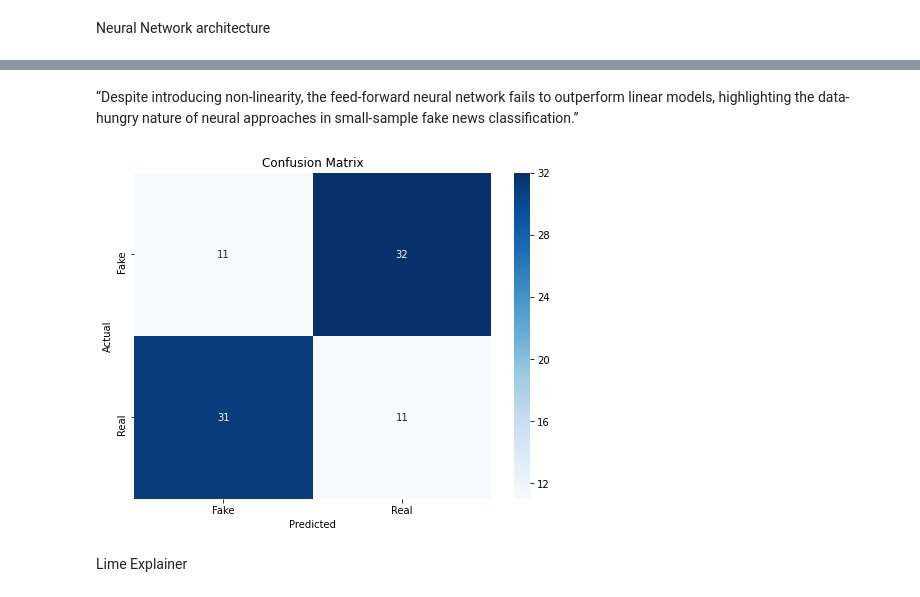
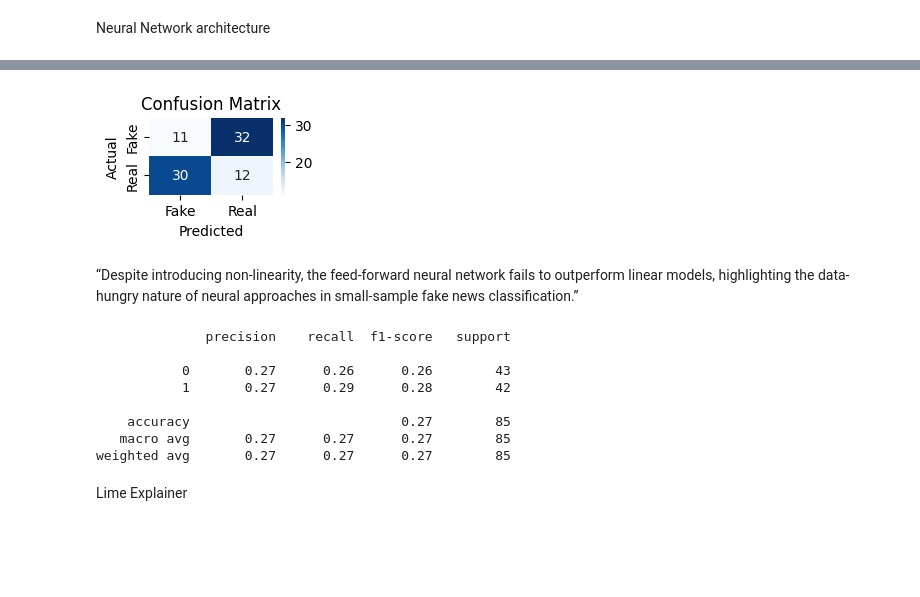
Before and after one commit to saamm/FakeNewsDetector, a Jupyter notebook: NN.ipynb, the cells around one changed output, grey strips where cells are left out. Drawn from its saved outputs; the diff is of its cells as text; code cells hidden in the pictures; blank space fills up the shorter version.

```diff
--- a/NN.ipynb
+++ b/NN.ipynb
@@ -103,0 +174,18 @@ weighted avg       0.26      0.26      0.26        85
+# %%
+param_grid = {
+    "tfidf__ngram_range": [(1,1), (1,2)],
+    "tfidf__min_df": [2, 5, 10],
+    "nn__batch_size": [32, 64],
+    "nn__epochs": [5, 10]
+}
+# %%
+grid = GridSearchCV(
+    pipeline,
+    param_grid,
+    cv=3,
+    scoring="f1",
+    n_jobs=1,
+    verbose=2
+)
+# %%
+grid.fit(X_train, y_train)
@@ -103,0 +206,3 @@ weighted avg       0.26      0.26      0.26        85
+# %%
+best_model = grid.best_estimator_
+y_pred = best_model.predict(X_test)
@@ -104,19 +229,30 @@ weighted avg       0.26      0.26      0.26        85
+# %%
+# Confusion matrix visualization
+import matplotlib.pyplot as plt
+import seaborn as sns
+
+cm = confusion_matrix(y_test, y_pred)
+plt.figure(figsize=(2, 1))
+sns.heatmap(cm, annot=True, fmt='d', cmap='Blues',
+                xticklabels=['Fake', 'Real'], yticklabels=['Fake', 'Real'])
+plt.title('Confusion Matrix')
+plt.ylabel('Actual')
+plt.xlabel('Predicted')
+plt.show()
+# %% [output]
+[figure, added]
 # %% [markdown]
 “Despite introducing non-linearity, the feed-forward neural network fails to outperform linear models, highlighting the data-hungry nature of neural approaches in small-sample fake news classification.”
-# %%
-# Confusion matrix visualization
-import matplotlib.pyplot as plt
-import seaborn as sns
-
-cm = confusion_matrix(y_test, y_pred)
-plt.figure(figsize=(8, 6))
-sns.heatmap(cm, annot=True, fmt='d', cmap='Blues',
-                xticklabels=['Fake', 'Real'], yticklabels=['Fake', 'Real'])
-plt.title('Confusion Matrix')
-plt.ylabel('Actual')
-plt.xlabel('Predicted')
-plt.show()
-# %% [output]
-[figure, removed]
+# %%
+print(classification_report(y_test, y_pred))
+# %% [output]
+              precision    recall  f1-score   support
+
+           0       0.27      0.26      0.26        43
+           1       0.27      0.29      0.28        42
+
+    accuracy                           0.27        85
+   macro avg       0.27      0.27      0.27        85
+weighted avg       0.27      0.27      0.27        85
 # %% [markdown]
 Lime Explainer
```
Also changed, not shown: parts of 34 cells of this notebook, 2 other files.
